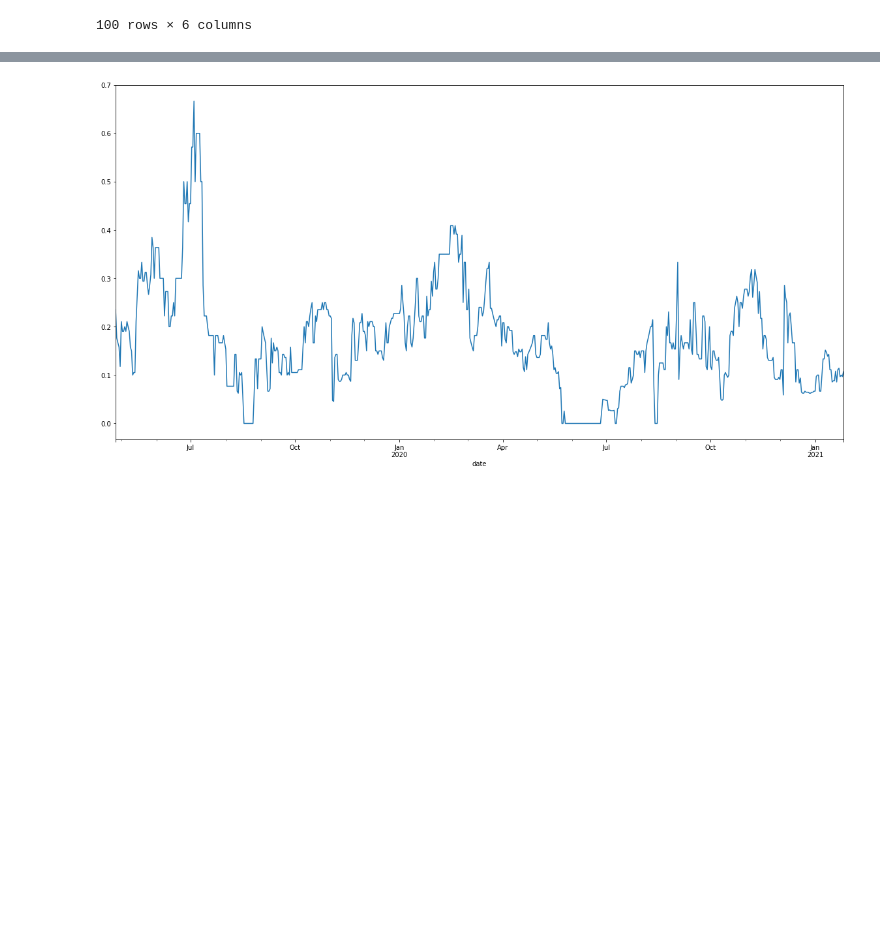
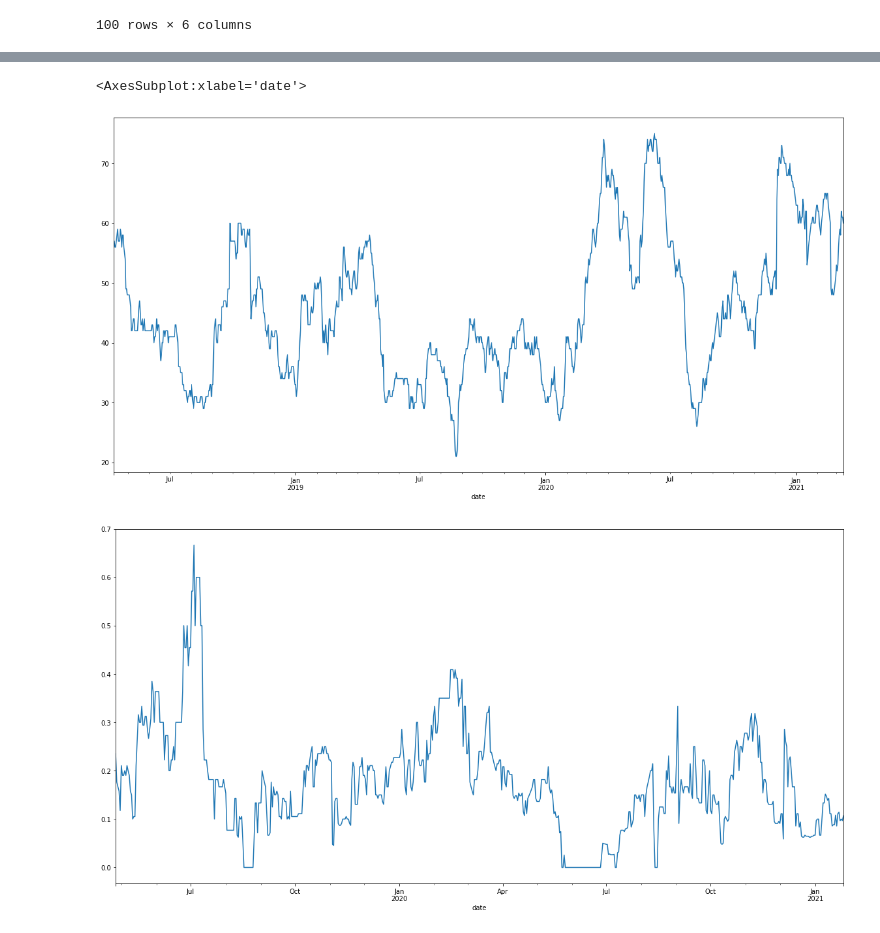
Before and after one commit to kulla/serlo-evaluations, a Jupyter notebook: 2021-03-17 Aktuelle Übergangsraten in der Aktivität.ipynb, the cells around one changed output, grey strips where cells are left out. Drawn from its saved outputs; the diff is of its cells as text; code cells hidden in the pictures; blank space fills up the shorter version.

```diff
--- a/2021-03-17 Aktuelle Übergangsraten in der Aktivität.ipynb
+++ b/2021-03-17 Aktuelle Übergangsraten in der Aktivität.ipynb
@@ -74,3 +130,9 @@ df = edits_per_day_per_user(event_log)
+# %%
+df["active"] = df.apply(lambda x: x.map(lambda e: e >= 1).sum(), axis=1)
+df["active"].plot(figsize=(20,10))
+# %% [output]
+<AxesSubplot:xlabel='date'>
+[figure, added]
 # %%
 import numpy as np
 
```
Also changed, not shown: parts of 4 cells of this notebook.
